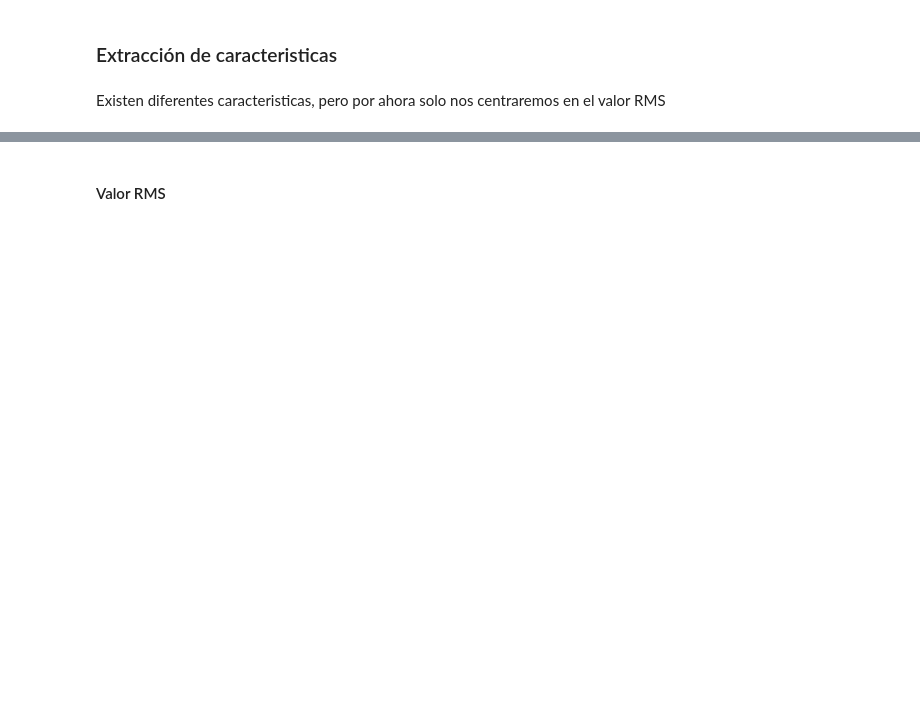
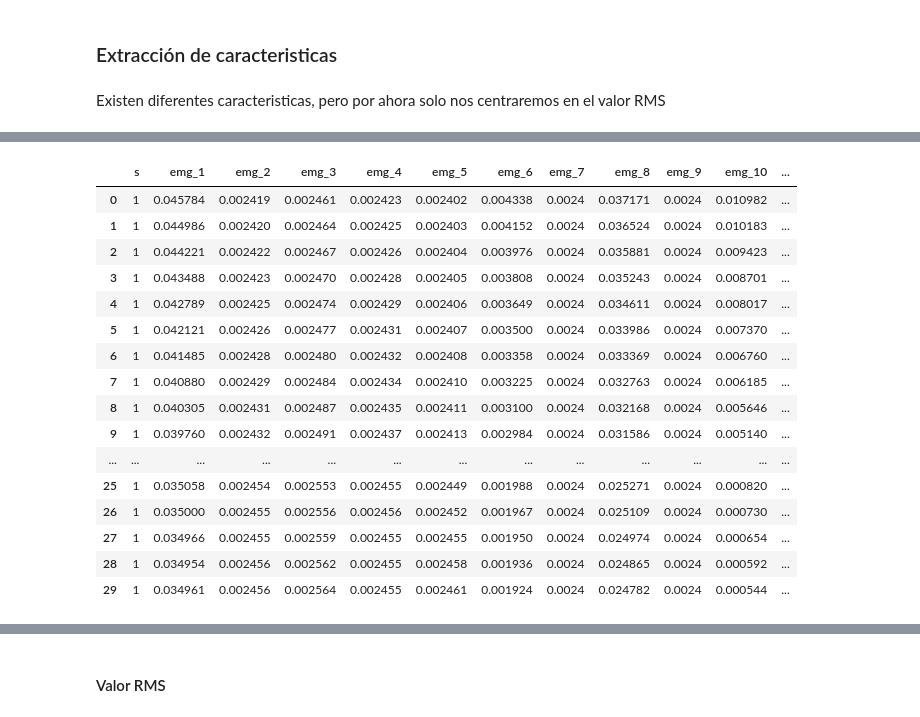
Before and after one commit to repos-especializacion-UdeA/data-raw, a Jupyter notebook: notebooks/features_extraction.ipynb, the cells around one changed output, grey strips where cells are left out. Drawn from its saved outputs; the diff is of its cells as text; code cells hidden in the pictures; blank space fills up the shorter version.

```diff
--- a/notebooks/features_extraction.ipynb
+++ b/notebooks/features_extraction.ipynb
@@ -216,0 +307,20 @@ Existen diferentes caracteristicas, pero por ahora solo nos centraremos en el va
+# %%
+segments[1]
+# %% [output]
+|  | s | emg_1 | emg_2 | emg_3 | emg_4 | emg_5 | emg_6 | emg_7 | emg_8 | emg_9 | emg_10 | ... |
+| 0 | 1 | 0.045784 | 0.002419 | 0.002461 | 0.002423 | 0.002402 | 0.004338 | 0.0024 | 0.037171 | 0.0024 | 0.010982 | ... |
+| 1 | 1 | 0.044986 | 0.002420 | 0.002464 | 0.002425 | 0.002403 | 0.004152 | 0.0024 | 0.036524 | 0.0024 | 0.010183 | ... |
+| 2 | 1 | 0.044221 | 0.002422 | 0.002467 | 0.002426 | 0.002404 | 0.003976 | 0.0024 | 0.035881 | 0.0024 | 0.009423 | ... |
+| 3 | 1 | 0.043488 | 0.002423 | 0.002470 | 0.002428 | 0.002405 | 0.003808 | 0.0024 | 0.035243 | 0.0024 | 0.008701 | ... |
+| 4 | 1 | 0.042789 | 0.002425 | 0.002474 | 0.002429 | 0.002406 | 0.003649 | 0.0024 | 0.034611 | 0.0024 | 0.008017 | ... |
+| 5 | 1 | 0.042121 | 0.002426 | 0.002477 | 0.002431 | 0.002407 | 0.003500 | 0.0024 | 0.033986 | 0.0024 | 0.007370 | ... |
+| 6 | 1 | 0.041485 | 0.002428 | 0.002480 | 0.002432 | 0.002408 | 0.003358 | 0.0024 | 0.033369 | 0.0024 | 0.006760 | ... |
+| 7 | 1 | 0.040880 | 0.002429 | 0.002484 | 0.002434 | 0.002410 | 0.003225 | 0.0024 | 0.032763 | 0.0024 | 0.006185 | ... |
+| 8 | 1 | 0.040305 | 0.002431 | 0.002487 | 0.002435 | 0.002411 | 0.003100 | 0.0024 | 0.032168 | 0.0024 | 0.005646 | ... |
+| 9 | 1 | 0.039760 | 0.002432 | 0.002491 | 0.002437 | 0.002413 | 0.002984 | 0.0024 | 0.031586 | 0.0024 | 0.005140 | ... |
+| ... | ... | ... | ... | ... | ... | ... | ... | ... | ... | ... | ... | ... |
+| 25 | 1 | 0.035058 | 0.002454 | 0.002553 | 0.002455 | 0.002449 | 0.001988 | 0.0024 | 0.025271 | 0.0024 | 0.000820 | ... |
+| 26 | 1 | 0.035000 | 0.002455 | 0.002556 | 0.002456 | 0.002452 | 0.001967 | 0.0024 | 0.025109 | 0.0024 | 0.000730 | ... |
+| 27 | 1 | 0.034966 | 0.002455 | 0.002559 | 0.002455 | 0.002455 | 0.001950 | 0.0024 | 0.024974 | 0.0024 | 0.000654 | ... |
+| 28 | 1 | 0.034954 | 0.002456 | 0.002562 | 0.002455 | 0.002458 | 0.001936 | 0.0024 | 0.024865 | 0.0024 | 0.000592 | ... |
+| 29 | 1 | 0.034961 | 0.002456 | 0.002564 | 0.002455 | 0.002461 | 0.001924 | 0.0024 | 0.024782 | 0.0024 | 0.000544 | ... |
```
Also changed, not shown: parts of 54 cells of this notebook.
